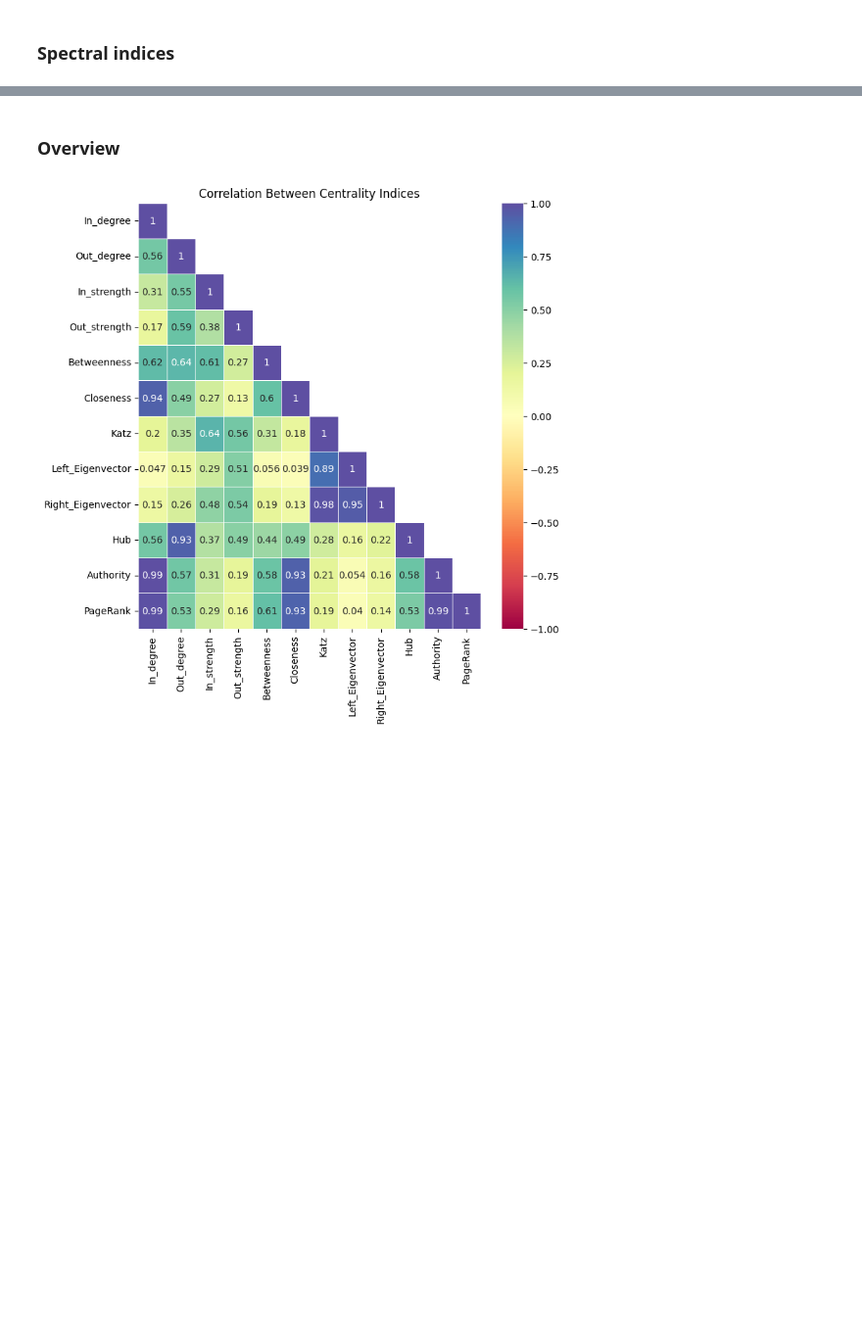
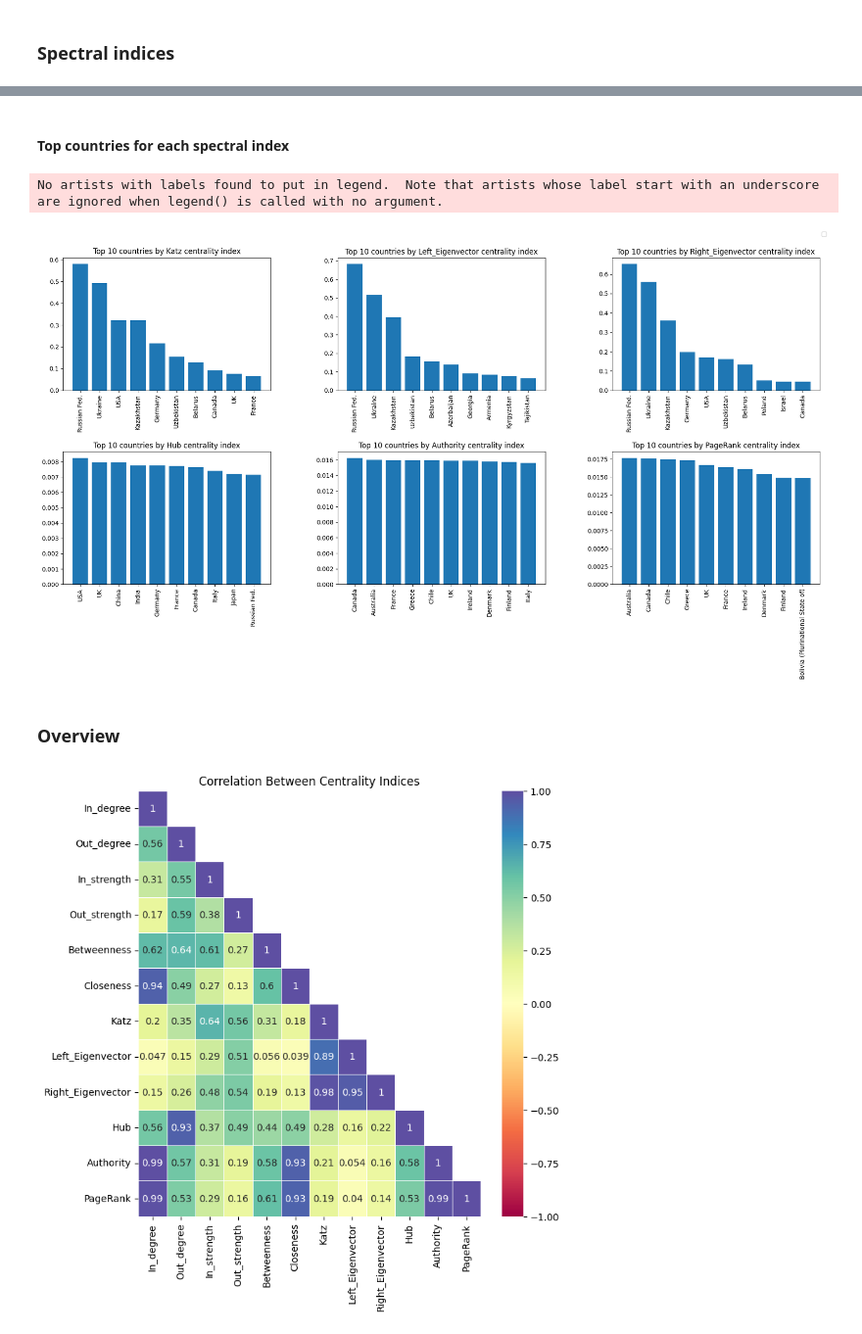
Before and after one commit to Ethangx8/AdvancedDataScienceCN, a Jupyter notebook: notebook/notebook.ipynb, the cells around one changed output, grey strips where cells are left out. Shown at 98% size. Cells and saved outputs as stored; diff of their text form; code cells hidden in the pictures; blank space fills up the shorter version.

```diff
--- a/notebook/notebook.ipynb
+++ b/notebook/notebook.ipynb
@@ -181,3 +178,15 @@ plt.show()
+# %% [markdown]
+#### Top countries for each spectral index
+# %%
+fig, subp = plt.subplots(math.ceil(len(sp_indices) / 3), 3, figsize = (20, 10))
+fig.tight_layout(pad = 8.0)
+for idx, key in enumerate(sp_indices.keys()):
+    display_top(g, list(sp_indices[key].items()), 10, ax = subp[math.floor(idx / 3)][idx % 3], title = f"Top 10 countries by {key} centrality index")
+fig.legend(loc='upper right', bbox_to_anchor=(0.95, 0.95))
+plt.show()
+# %% [output]
+No artists with labels found to put in legend.  Note that artists whose label start with an underscore are ignored when legend() is called with no argument.
+[figure, added]
 # %% [markdown]
 ### Overview
 # %%
```
Also changed, not shown: parts of 16 cells of this notebook.
